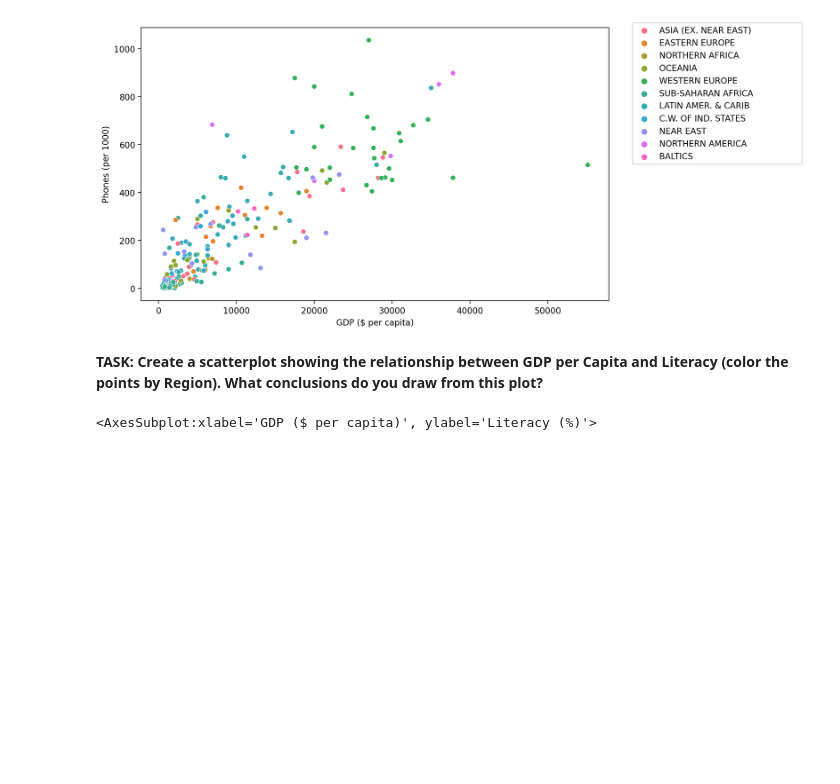
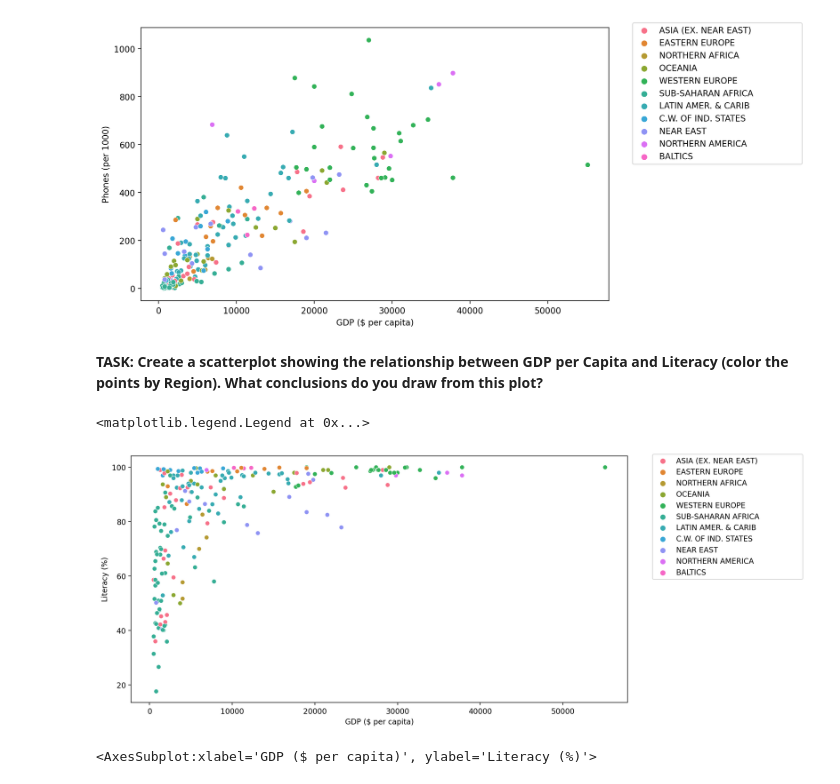
Before and after one commit to NadeemDin/ML-K-Means-Clustering, a Jupyter notebook: Kmeans-Clustering-Project-Exercise.ipynb, the cells around one changed output. Saved outputs shown, nothing was run; the diff lists cells and outputs as text; code cells hidden in the pictures; blank space fills up the shorter version.

```diff
--- a/Kmeans-Clustering-Project-Exercise.ipynb
+++ b/Kmeans-Clustering-Project-Exercise.ipynb
@@ -157,3 +155,10 @@ plt.legend(loc=(1.05,0.5))
+# %%
+plt.figure(figsize=(12,6),dpi=200)
+sns.scatterplot(data=df,y='Literacy (%)',x='GDP ($ per capita)',hue='Region')
+plt.legend(loc=(1.05,0.5))
+# %% [output]
+<matplotlib.legend.Legend at 0x...>
+[figure, added]
 # %%
 # %% [output]
 <AxesSubplot:xlabel='GDP ($ per capita)', ylabel='Literacy (%)'>
```
Also changed, not shown: parts of 5 cells of this notebook.
